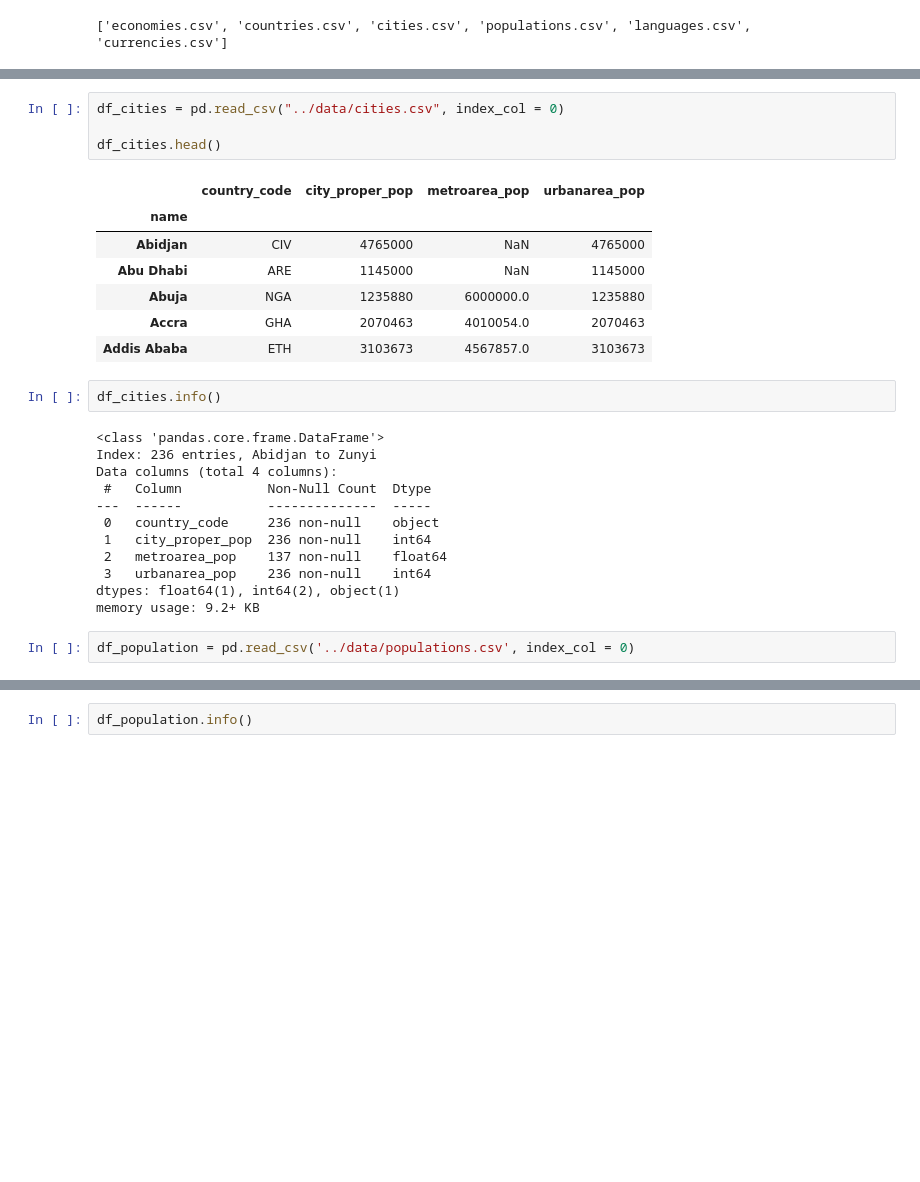
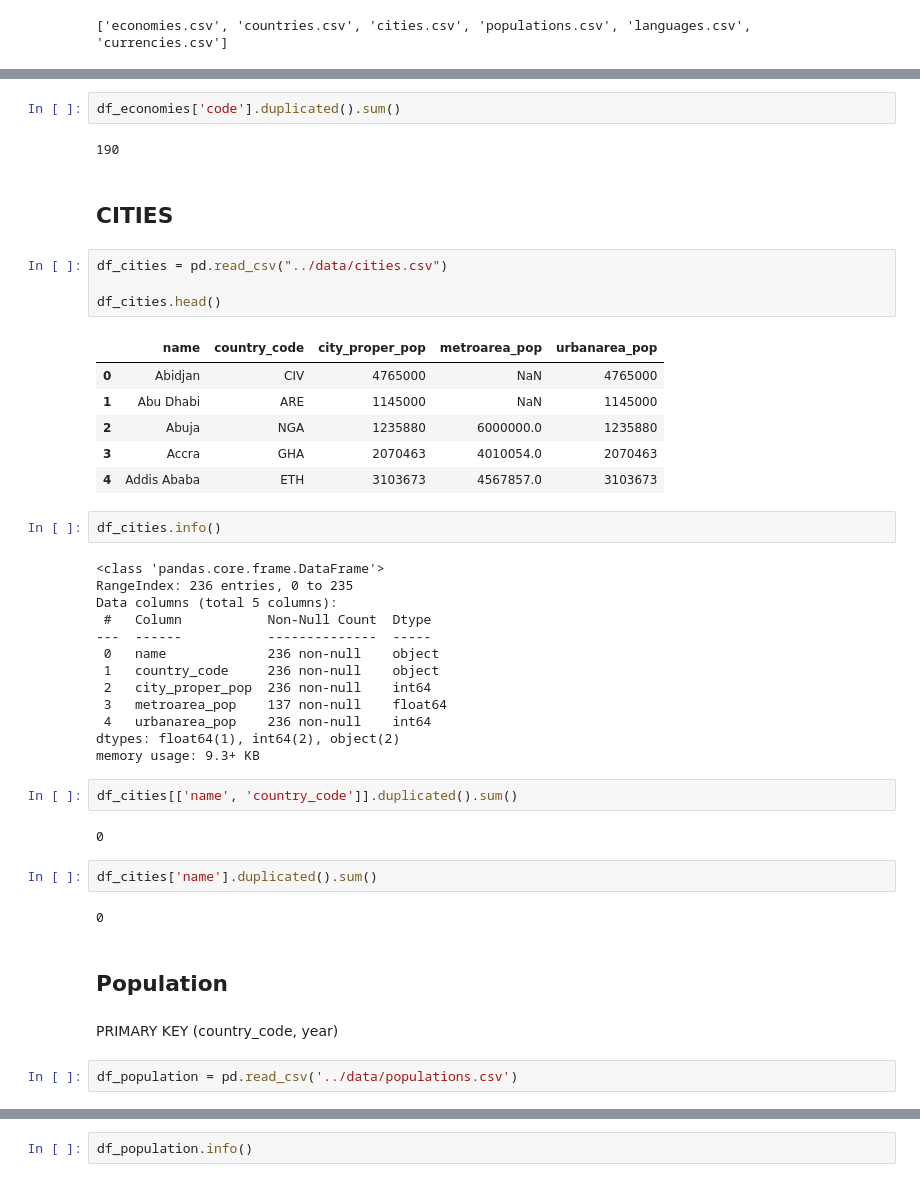
Before and after one commit to ArmandKarimi/Data_Modeling, a Jupyter notebook: Countries_Economy/notebooks/test.ipynb, the cells around one changed output, grey strips where cells are left out. Cells and saved outputs as stored; diff of their text form; blank space fills up the shorter version.

```diff
--- a/Countries_Economy/notebooks/test.ipynb
+++ b/Countries_Economy/notebooks/test.ipynb
@@ -44,31 +89,49 @@ memory usage: 32.7+ KB
+# %%
+df_economies['code'].duplicated().sum()
+# %% [output]
+190
+# %% [markdown]
+## CITIES
 # %%
-df_cities = pd.read_csv("../data/cities.csv", index_col = 0)
+df_cities = pd.read_csv("../data/cities.csv")
 
 df_cities.head()
 # %% [output]
-|  | country_code | city_proper_pop | metroarea_pop | urbanarea_pop |
-| name |  |  |  |  |
-| Abidjan | CIV | 4765000 | NaN | 4765000 |
-| Abu Dhabi | ARE | 1145000 | NaN | 1145000 |
-| Abuja | NGA | 1235880 | 6000000.0 | 1235880 |
-| Accra | GHA | 2070463 | 4010054.0 | 2070463 |
-| Addis Ababa | ETH | 3103673 | 4567857.0 | 3103673 |
+|  | name | country_code | city_proper_pop | metroarea_pop | urbanarea_pop |
+| 0 | Abidjan | CIV | 4765000 | NaN | 4765000 |
+| 1 | Abu Dhabi | ARE | 1145000 | NaN | 1145000 |
+| 2 | Abuja | NGA | 1235880 | 6000000.0 | 1235880 |
+| 3 | Accra | GHA | 2070463 | 4010054.0 | 2070463 |
+| 4 | Addis Ababa | ETH | 3103673 | 4567857.0 | 3103673 |
 # %%
 df_cities.info()
 # %% [output]
 <class 'pandas.core.frame.DataFrame'>
-Index: 236 entries, Abidjan to Zunyi
-Data columns (total 4 columns):
+RangeIndex: 236 entries, 0 to 235
+Data columns (total 5 columns):
  #   Column           Non-Null Count  Dtype
 ---  ------           --------------  -----
- 0   country_code     236 non-null    object
- 1   city_proper_pop  236 non-null    int64
- 2   metroarea_pop    137 non-null    float64
- 3   urbanarea_pop    236 non-null    int64
-dtypes: float64(1), int64(2), object(1)
-memory usage: 9.2+ KB
+ 0   name             236 non-null    object
+ 1   country_code     236 non-null    object
+ 2   city_proper_pop  236 non-null    int64
+ 3   metroarea_pop    137 non-null    float64
+ 4   urbanarea_pop    236 non-null    int64
+dtypes: float64(1), int64(2), object(2)
+memory usage: 9.3+ KB
+# %%
+df_cities[['name', 'country_code']].duplicated().sum()
+# %% [output]
+0
+# %%
+df_cities['name'].duplicated().sum()
+# %% [output]
+0
+# %% [markdown]
+## Population
+# %% [markdown]
+PRIMARY KEY (country_code, year)
 # %%
-df_population = pd.read_csv('../data/populations.csv', index_col = 0)
+df_population = pd.read_csv('../data/populations.csv')
 # %%
 df_population.head()
 # %% [output]
```
Also changed, not shown: parts of 27 cells of this notebook.
